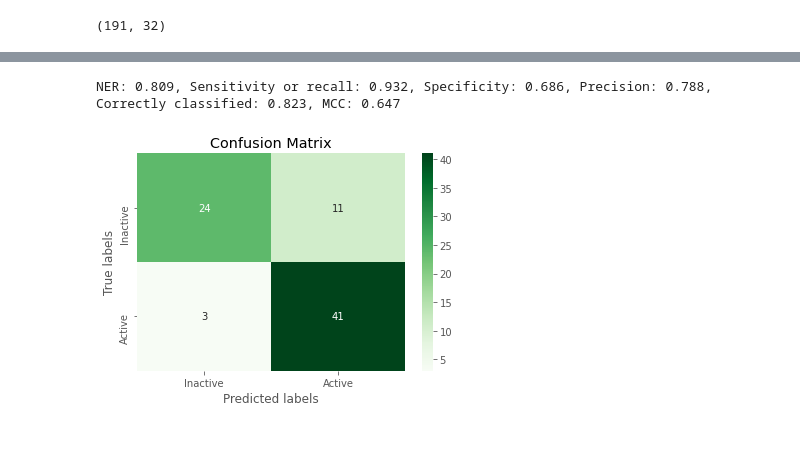
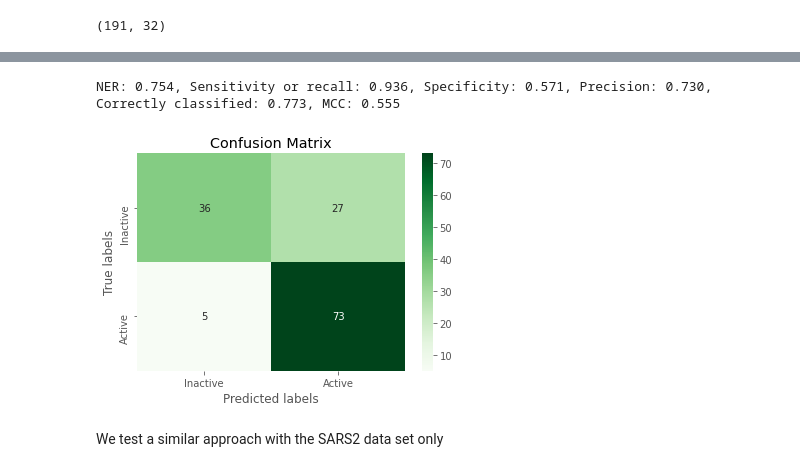
Before and after one commit to danielSoler93/drug_learning, a Jupyter notebook: drug_learning/2D/dataset_sars2.ipynb, the cells around one changed output, grey strips where cells are left out. Saved outputs shown, nothing was run; the diff lists cells and outputs as text; code cells hidden in the pictures; blank space fills up the shorter version.

Commit message:
Add data and notebook working with the sars2 set

```diff
--- a/drug_learning/2D/dataset_sars2.ipynb
+++ b/drug_learning/2D/dataset_sars2.ipynb
@@ -197,5 +257,5 @@ def convert_IC50_to_um(data, col_values, col_units):
 data_GHDDI = convert_IC50_to_um(data_GHDDI, activity_col, units_col)
 data_GHDDI["Is_active"] = (data_GHDDI[activity_col] < threshold_activity).values.astype(int)
 # %%
-fps_morgan_GHDDI, features_morgan_GHDDI, names_morgan_GHDDI = get_features_morgan(os.path.join(PATH_DATA_GHDDI, "3C-like_protease_GHDDI_ligprep.sdf"))
+fps_morgan_GHDDI, features_morgan_GHDDI, names_morgan_GHDDI = get_features_morgan(os.path.join(PATH_DATA_GHDDI, "3C-like_protease_GHDDI_ligprep_maestro.sdf"))
 # %% [output]
@@ -255,3 +303,8 @@ def filter_duplicates(data, col_id, col_structure):
 joined_sets = pd.concat([data_filtered, data_GHDDI], ignore_index=True)
 joined_features = np.vstack((features_full, features_GHDDI))
 joined_fps = fps_full+fps_GHDDI
+joined_sets, mask_to_rm = filter_duplicates(joined_sets, id_col, "Standardized_Molecule_InChIKey")
+joined_features = joined_features[~mask_to_rm]
+joined_fps = list(compress(joined_fps, ~mask_to_rm))
+active = joined_sets["Is_active"].values
+print(joined_sets.shape)
@@ -262,3 +312,0 @@ joined_fps = list(compress(joined_fps, ~mask_to_rm))
-# %%
-active = joined_sets["Is_active"]
-plt.hist(active, bins=10);
@@ -278,11 +334,39 @@ def print_metrics(predicted_values, target_values):
 
 def plot_confusion(predicted_values, target_values):
     cm = confusion_matrix(target_values, predicted_values >= 0.5)
-    ax= plt.subplot()
+    f, ax = plt.subplots(1, 1)
     sns.heatmap(cm, annot=True, ax = ax, fmt="g", cmap="Greens")
     # labels, title and ticks
     ax.set_xlabel('Predicted labels');ax.set_ylabel('True labels');
     ax.set_title('Confusion Matrix');
     ax.xaxis.set_ticklabels(['Inactive', 'Active']); ax.yaxis.set_ticklabels(['Inactive', 'Active'])
+    plt.show()
+
+def grid_search_SVM(train_data, test_data, train_labels, test_labels, max_gamma=1, min_gamma=0.001, max_C=100, min_C=0.01, n_points=30):
+    accuracy = []
+    MCCs = []
+    C_values = np.geomspace(min_C, max_C, num=n_points)
+    gamma_values = np.geomspace(min_gamma, max_gamma, num=n_points)
+    for c_val in C_values:
+        acc = []
+        mcc = []
+        for gamma in gamma_values:
+            svm = SVC(C=c_val, kernel="rbf", gamma=gamma)
+            svm.fit(train_data, train_labels)
+            predictions = svm.predict(test_data)
+            print(f"C={c_val}, gamma={gamma}")
+            vals = print_metrics(predictions, test_labels)
+            acc.append(vals[0])
+            mcc.append(vals[1])
+        accuracy.append(acc)
+        MCCs.append(mcc)
+
+    fig, ax = plt.subplots(figsize=(8, 8))
+    sns.heatmap(MCCs, annot=False, ax = ax, cmap="Greens")
+    ax.set_yticklabels(np.round(C_values, 2), rotation=0)
+    ax.set_xticklabels(np.round(gamma_values, 2), rotation=90)
+    ax.set_ylabel("C value")
+    ax.set_xlabel(r"$\gamma$")
+    plt.show()
 # %%
 train_data, test_data, train_labels, test_labels = train_test_split(joined_features, active, test_size=0.25, random_state=42, stratify=active)
@@ -391,11 +401,13 @@ plt.show()
 # %%
-C= 1.743328
-gamm = 0.0108
+C= 0.788046
+gamm = 0.0239502
 svm = SVC(C=C, kernel="rbf", gamma=gamm)
 svm.fit(train_data, train_labels)
 predictions = svm.predict(test_data)
 vals = print_metrics(predictions, test_labels)
 plot_confusion(predictions, test_labels)
 # %% [output]
-NER: 0.809, Sensitivity or recall: 0.932, Specificity: 0.686, Precision: 0.788, Correctly classified: 0.823, MCC: 0.647
+NER: 0.754, Sensitivity or recall: 0.936, Specificity: 0.571, Precision: 0.730, Correctly classified: 0.773, MCC: 0.555
-[figure, old version]
+[figure, new version]
+# %% [markdown]
+We test a similar approach with the SARS2 data set only
```
Also changed, not shown: parts of 72 cells of this notebook, 3 other files.
